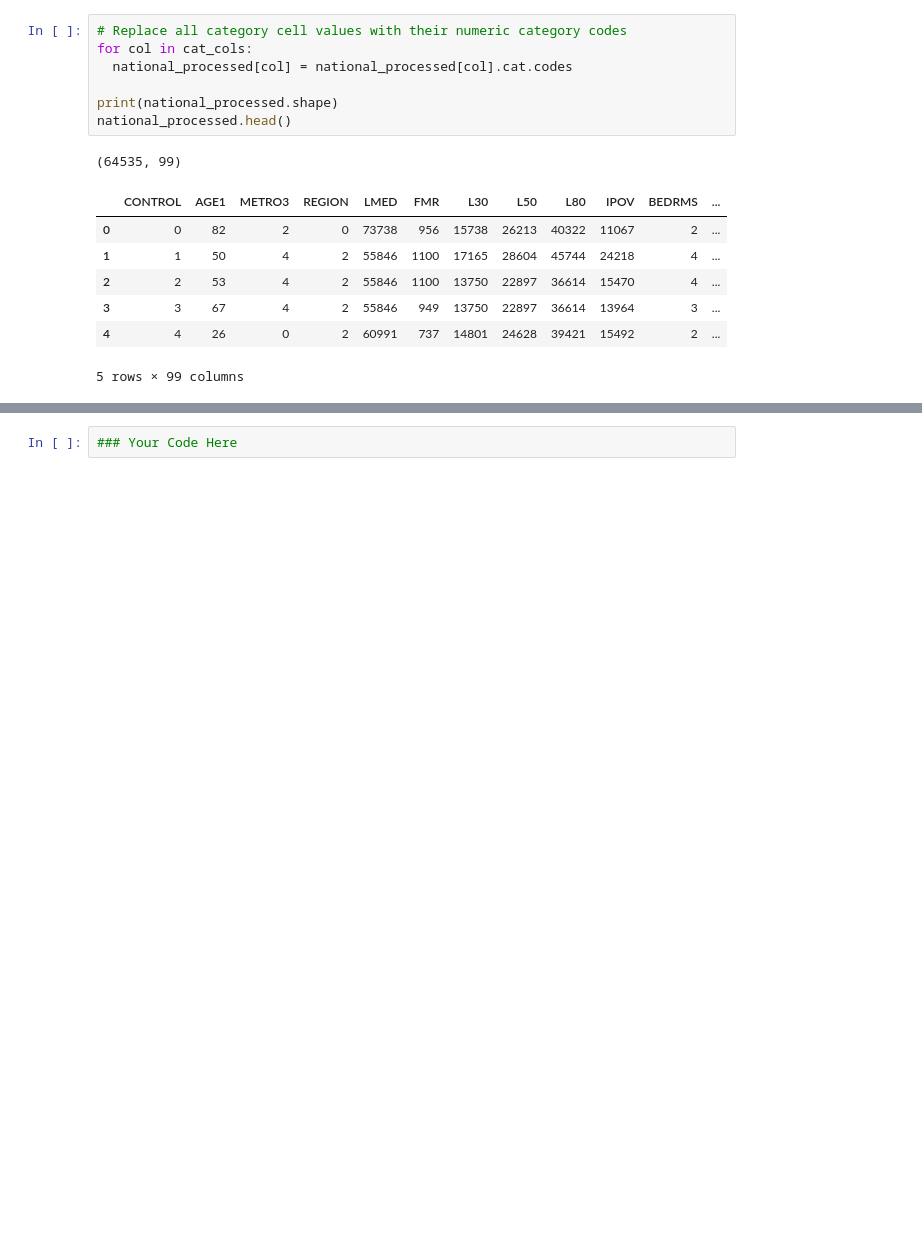
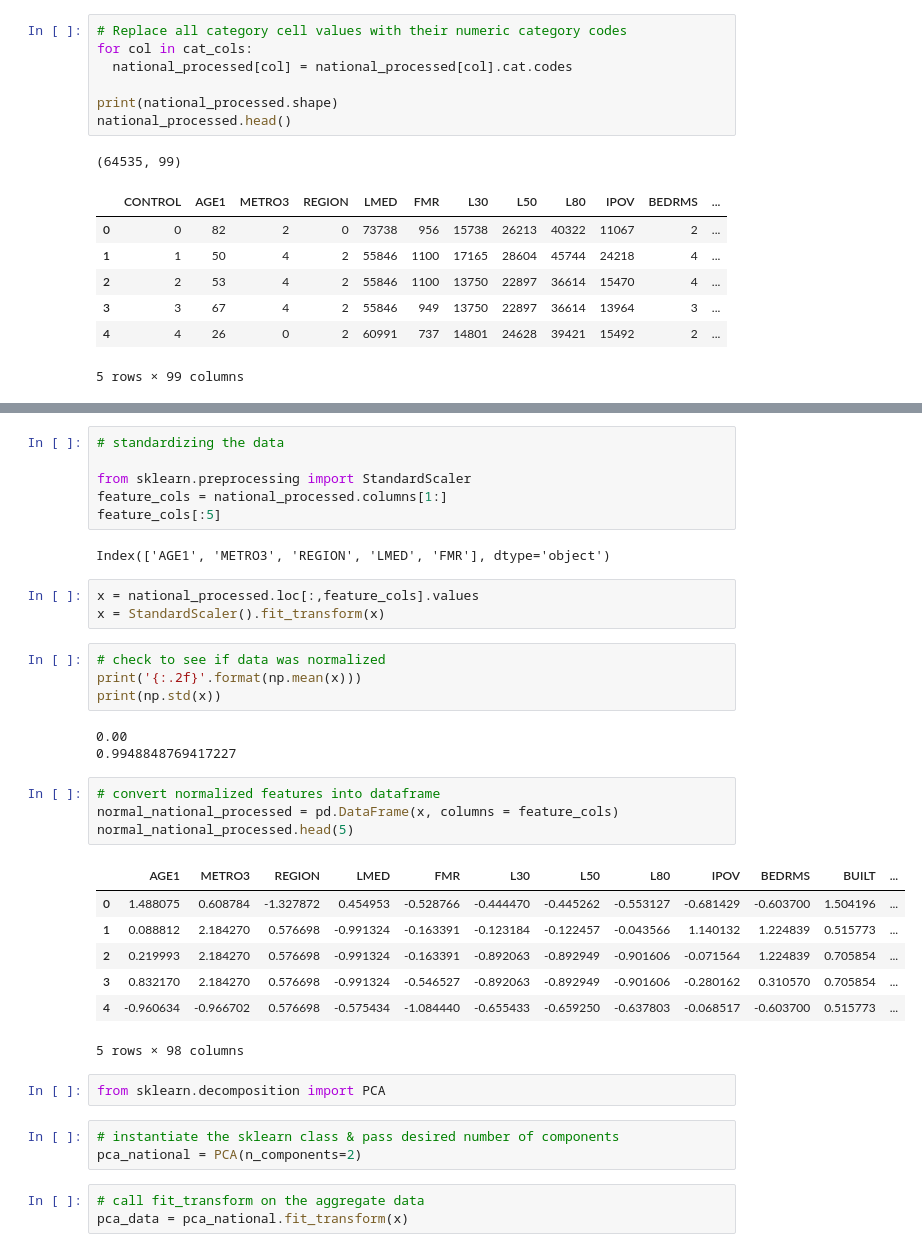
Before and after one commit to jjs5609/DS-Unit-1-Sprint-3-Linear-Algebra, a Jupyter notebook: module3-dimensionality-reduction/LS_DS_133_High_Dimensional_Data_Assignment.ipynb, the cells around one changed output, grey strips where cells are left out. Drawn from its saved outputs; the diff is of its cells as text; blank space fills up the shorter version.

```diff
--- a/module3-dimensionality-reduction/LS_DS_133_High_Dimensional_Data_Assignment.ipynb
+++ b/module3-dimensionality-reduction/LS_DS_133_High_Dimensional_Data_Assignment.ipynb
@@ -439,3 +461,39 @@ FMTSTATUS                 int8
 Length: 99, dtype: object
-# %%
-### Your Code Here
+# %%
+# standardizing the data
+
+from sklearn.preprocessing import StandardScaler
+feature_cols = national_processed.columns[1:]
+feature_cols[:5]
+# %% [output]
+Index(['AGE1', 'METRO3', 'REGION', 'LMED', 'FMR'], dtype='object')
+# %%
+x = national_processed.loc[:,feature_cols].values
+x = StandardScaler().fit_transform(x)
+# %%
+# check to see if data was normalized
+print('{:.2f}'.format(np.mean(x)))
+print(np.std(x))
+# %% [output]
+0.00
+0.9948848769417227
+# %%
+# convert normalized features into dataframe
+normal_national_processed = pd.DataFrame(x, columns = feature_cols)
+normal_national_processed.head(5)
+# %% [output]
+|  | AGE1 | METRO3 | REGION | LMED | FMR | L30 | L50 | L80 | IPOV | BEDRMS | BUILT | ... |
+| 0 | 1.488075 | 0.608784 | -1.327872 | 0.454953 | -0.528766 | -0.444470 | -0.445262 | -0.553127 | -0.681429 | -0.603700 | 1.504196 | ... |
+| 1 | 0.088812 | 2.184270 | 0.576698 | -0.991324 | -0.163391 | -0.123184 | -0.122457 | -0.043566 | 1.140132 | 1.224839 | 0.515773 | ... |
+| 2 | 0.219993 | 2.184270 | 0.576698 | -0.991324 | -0.163391 | -0.892063 | -0.892949 | -0.901606 | -0.071564 | 1.224839 | 0.705854 | ... |
+| 3 | 0.832170 | 2.184270 | 0.576698 | -0.991324 | -0.546527 | -0.892063 | -0.892949 | -0.901606 | -0.280162 | 0.310570 | 0.705854 | ... |
+| 4 | -0.960634 | -0.966702 | 0.576698 | -0.575434 | -1.084440 | -0.655433 | -0.659250 | -0.637803 | -0.068517 | -0.603700 | 0.515773 | ... |
+5 rows × 98 columns
+# %%
+from sklearn.decomposition import PCA
+# %%
+# instantiate the sklearn class & pass desired number of components
+pca_national = PCA(n_components=2)
+# %%
+# call fit_transform on the aggregate data
+pca_data = pca_national.fit_transform(x)
```
Also changed, not shown: parts of 17 cells of this notebook.
